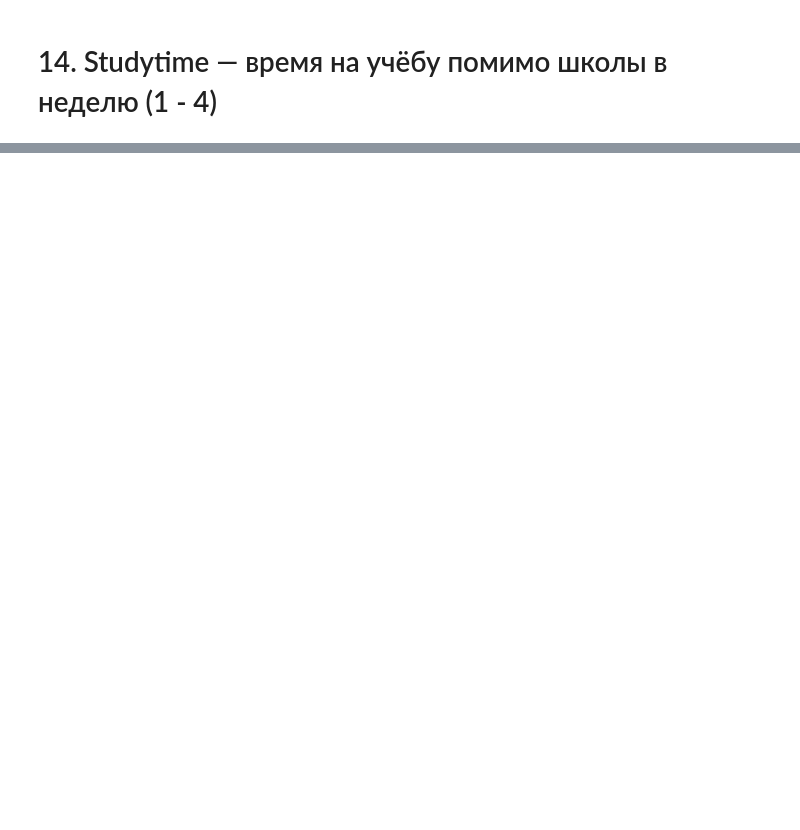
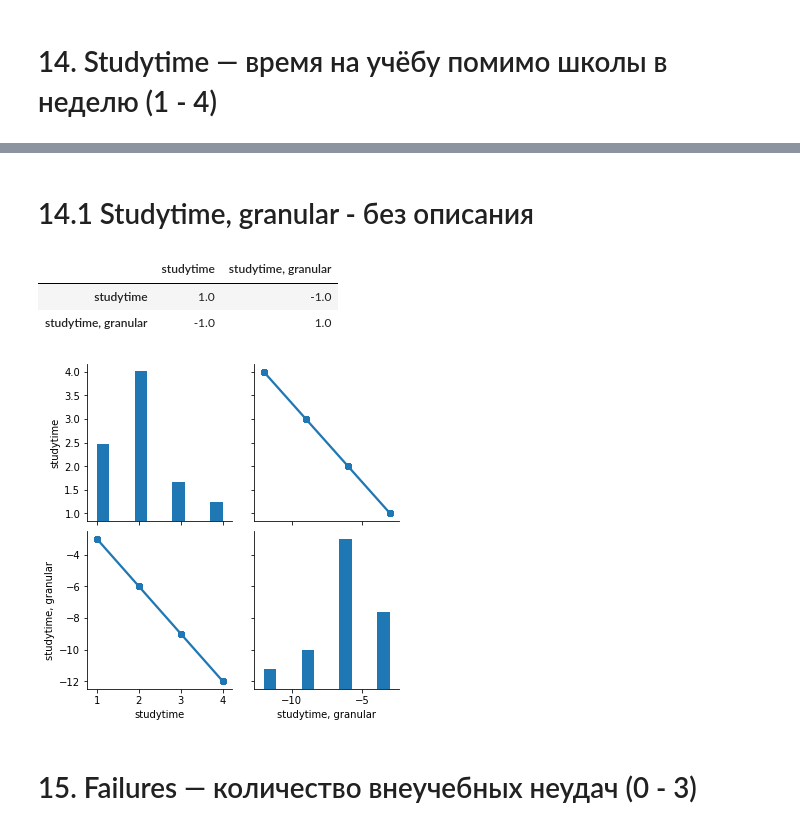
Before and after one commit to mshashanov/skillfactory_rds, a Jupyter notebook: module_2/eda_stud_math.ipynb, the cells around one changed output, grey strips where cells are left out. Saved outputs shown, nothing was run; the diff lists cells and outputs as text; code cells hidden in the pictures; blank space fills up the shorter version.

```diff
--- a/module_2/eda_stud_math.ipynb
+++ b/module_2/eda_stud_math.ipynb
@@ -376,6 +399,7 @@ Name: fjob, dtype: int64
 # 11. Reason — причина выбора школы ('home', 'reputation', 'course', 'other')
 # %%
 col_name = 'reason'
+df = df[~(df[col_name].isnull() | df[col_name].isna())]
 check_discrete_values(df[col_name], ('home','reputation','course','other'))
 print_column_info(df[col_name])
 # %% [output]
@@ -393,6 +417,7 @@ Name: reason, dtype: int64
 # 12. Guardian — опекун ('mother', 'father', 'other')
 # %%
 col_name = 'guardian'
+df = df[~(df[col_name].isnull() | df[col_name].isna())]
 check_discrete_values(df[col_name], ('mother','father','other'))
 print_column_info(df[col_name])
 # %% [output]
@@ -409,6 +434,7 @@ Name: guardian, dtype: int64
 # 13. Traveltime — время в пути до школы (1 - 4)
 # %%
 col_name = 'traveltime'
+df = df[~(df[col_name].isnull() | df[col_name].isna())]
 check_discrete_values(df[col_name], range(1,5))
 print_column_info(df[col_name])
 # %% [output]
@@ -535,0 +453,5 @@ Name: nursery, dtype: int64
+# %%
+col_name = 'studytime'
+df = df[~(df[col_name].isnull() | df[col_name].isna())]
+check_discrete_values(df[col_name], range(1,5))
+print_column_info(df[col_name])
@@ -535,0 +469,11 @@ Name: nursery, dtype: int64
+# %% [markdown]
+# 14.1 Studytime, granular - без описания
+# %%
+test_columns = ['studytime', 'studytime, granular']
+sns.pairplot(df[test_columns], kind = 'reg')
+df[test_columns].corr()
+# %% [output]
+|  | studytime | studytime, granular |
+| studytime | 1.0 | -1.0 |
+| studytime, granular | -1.0 | 1.0 |
+[figure, added]
@@ -535,0 +482,2 @@ Name: nursery, dtype: int64
+# %% [markdown]
+# 15. Failures — количество внеучебных неудач (0 - 3)
```
Also changed, not shown: parts of 77 cells of this notebook.
